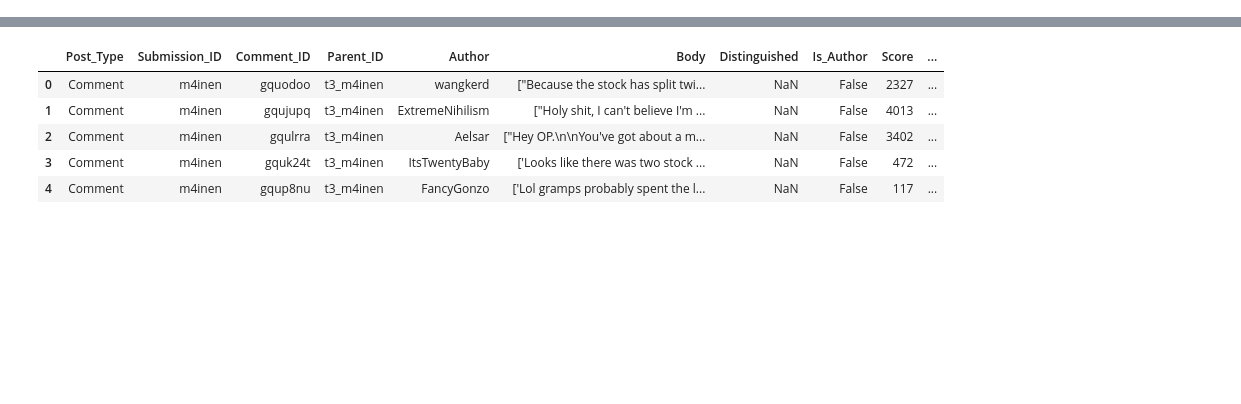
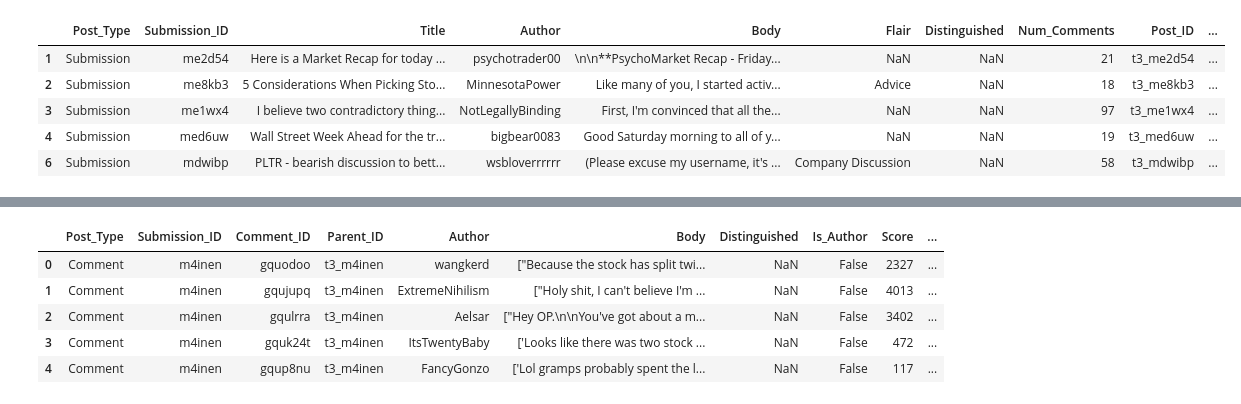
Before and after one commit to MadisonL19/reddit_ticker_analysis, a Jupyter notebook: model.ipynb, the cells around one changed output, grey strips where cells are left out. Cells and saved outputs as stored; diff of their text form; code cells hidden in the pictures; blank space fills up the shorter version.

Commit message:
Adding Daily Discussion Analysis

```diff
--- a/model.ipynb
+++ b/model.ipynb
@@ -104,3 +98,13 @@ submissions_df.head()
+# %%
+submissions_df = submissions_df.loc[submissions_df['Tickers'] != ""]
+submissions_df.head()
+# %% [output]
+|  | Post_Type | Submission_ID | Title | Author | Body | Flair | Distinguished | Num_Comments | Post_ID | ... |
+| 1 | Submission | me2d54 | Here is a Market Recap for today ... | psychotrader00 | \n\n**PsychoMarket Recap - Friday... | NaN | NaN | 21 | t3_me2d54 | ... |
+| 2 | Submission | me8kb3 | 5 Considerations When Picking Sto... | MinnesotaPower | Like many of you, I started activ... | Advice | NaN | 18 | t3_me8kb3 | ... |
+| 3 | Submission | me1wx4 | I believe two contradictory thing... | NotLegallyBinding | First, I'm convinced that all the... | NaN | NaN | 97 | t3_me1wx4 | ... |
+| 4 | Submission | med6uw | Wall Street Week Ahead for the tr... | bigbear0083 | Good Saturday morning to all of y... | NaN | NaN | 19 | t3_med6uw | ... |
+| 6 | Submission | mdwibp | PLTR - bearish discussion to bett... | wsbloverrrrrr | (Please excuse my username, it's ... | Company Discussion | NaN | 58 | t3_mdwibp | ... |
 # %%
 import nltk
 #nltk.download('punkt')
```
Also changed, not shown: parts of 14 cells of this notebook, 7 other files.
